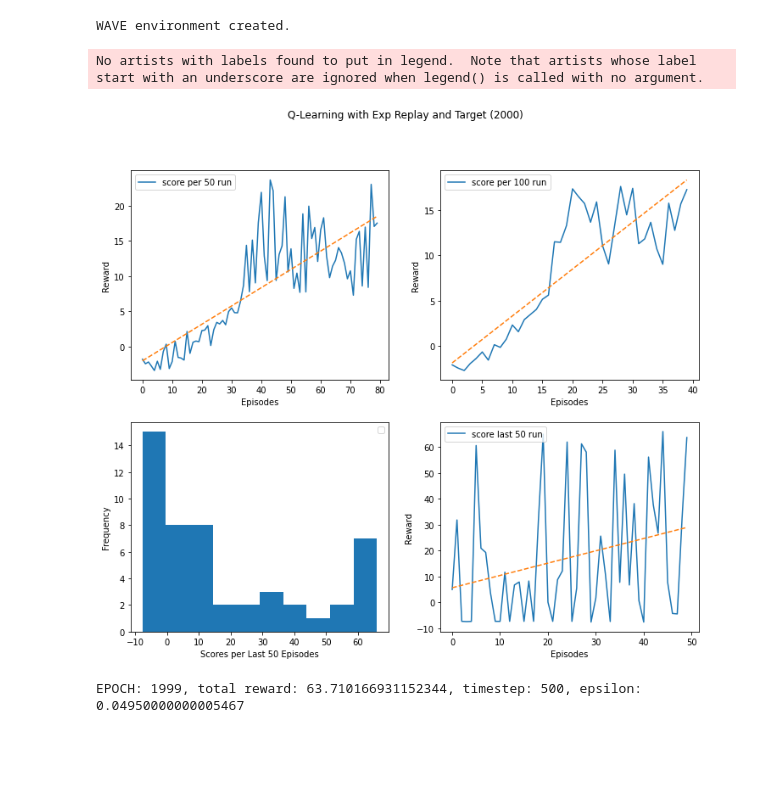
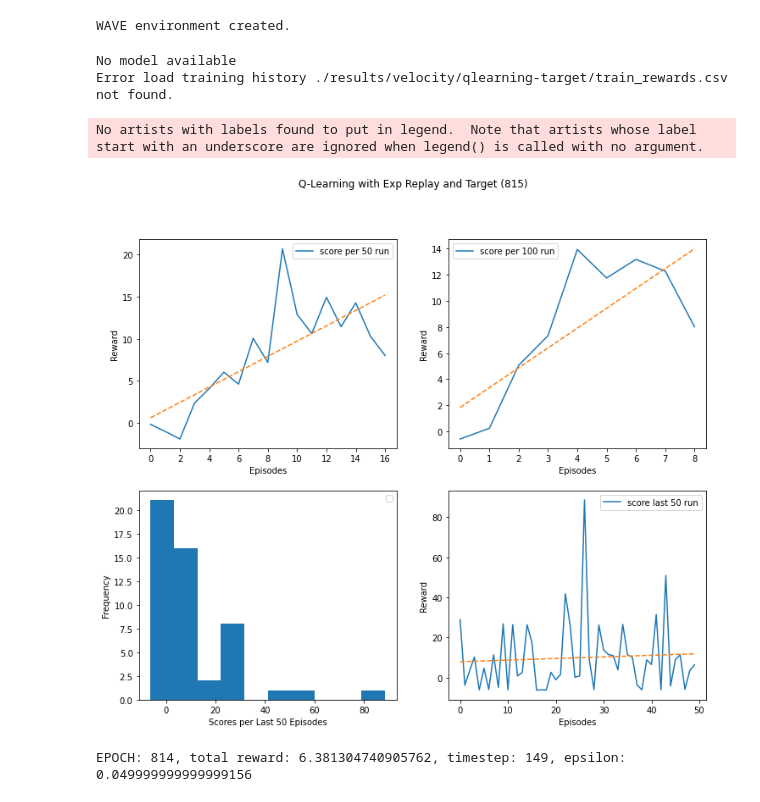
Before and after one commit to teodorus-nathaniel/rl-wave, a Jupyter notebook: qlearning-target.ipynb, the cells around one changed output. Cells and saved outputs as stored; diff of their text form; code cells hidden in the pictures; blank space fills up the shorter version.

```diff
--- a/qlearning-target.ipynb
+++ b/qlearning-target.ipynb
@@ -5,22 +5,26 @@ import sys
 import wave
 import qlearning_target_model
 # %%
-env_path = 'checkpoint-velocity/Wave'
+env_path = 'velocity/Wave'
 env = wave.WaveEnv(env_path)
 # %% [output]
 WAVE environment created.
 # %%
 model = qlearning_target_model.QLearning(64, 2, 1024)
-save_path = './results/checkpoint-velocity/qlearning-target'
+save_path = './results/velocity/qlearning-target'
 model.set_model_save_path(save_path)
 # %%
 model.load_model()
+# %% [output]
+No model available
+Error load training history ./results/velocity/qlearning-target/train_rewards.csv not found.
 # %%
-model.train(env, 2000)
+model.set_train_params(max_step=1000)
+model.train(env, 1000)
 # %% [output]
 No artists with labels found to put in legend.  Note that artists whose label start with an underscore are ignored when legend() is called with no argument.
-[figure, old version]
+[figure, new version]
-EPOCH: 1999, total reward: 63.710166931152344, timestep: 500, epsilon: 0.04950000000005467
+EPOCH: 814, total reward: 6.381304740905762, timestep: 149, epsilon: 0.049999999999999156
 # %%
 model.plot_train_memory(smooth=100)
 # %% [output]
```
Also changed, not shown: parts of 3 cells of this notebook, 20 other files.
